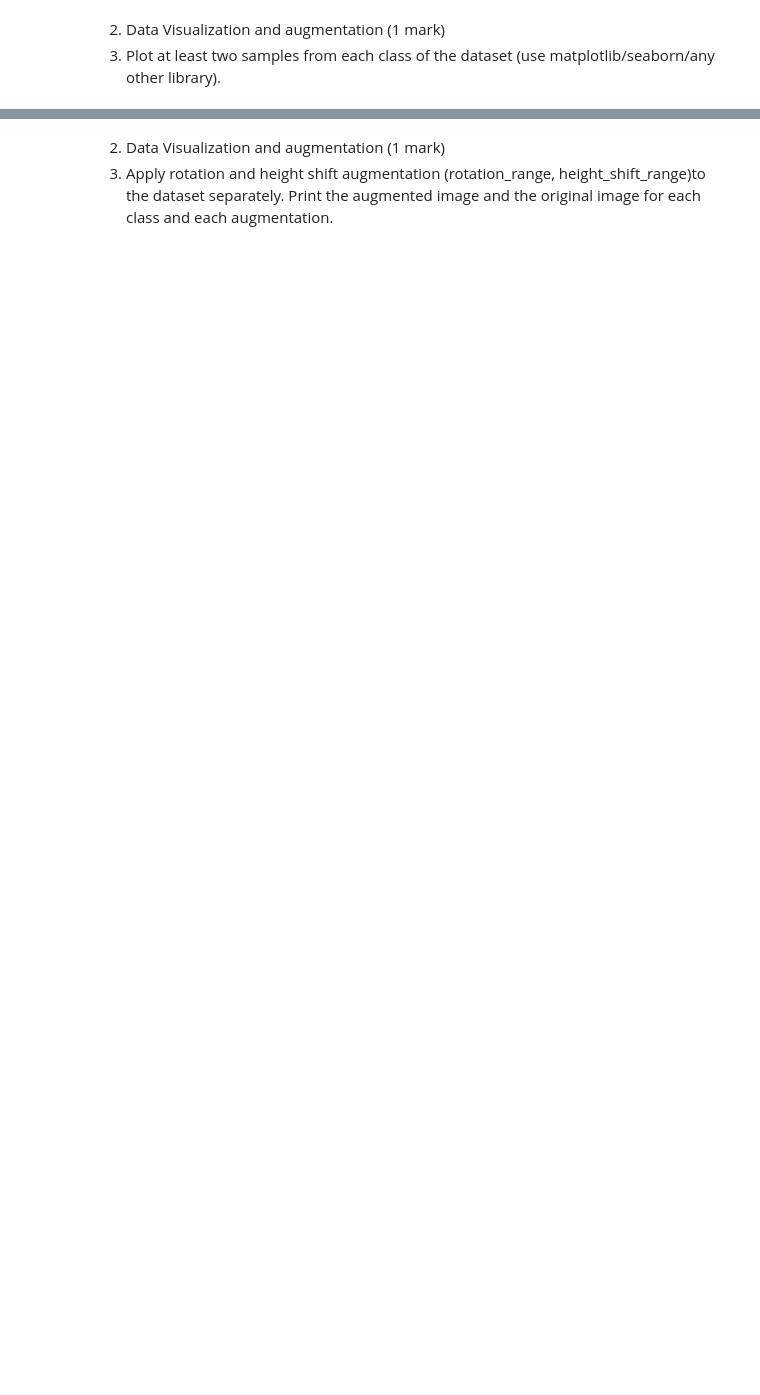
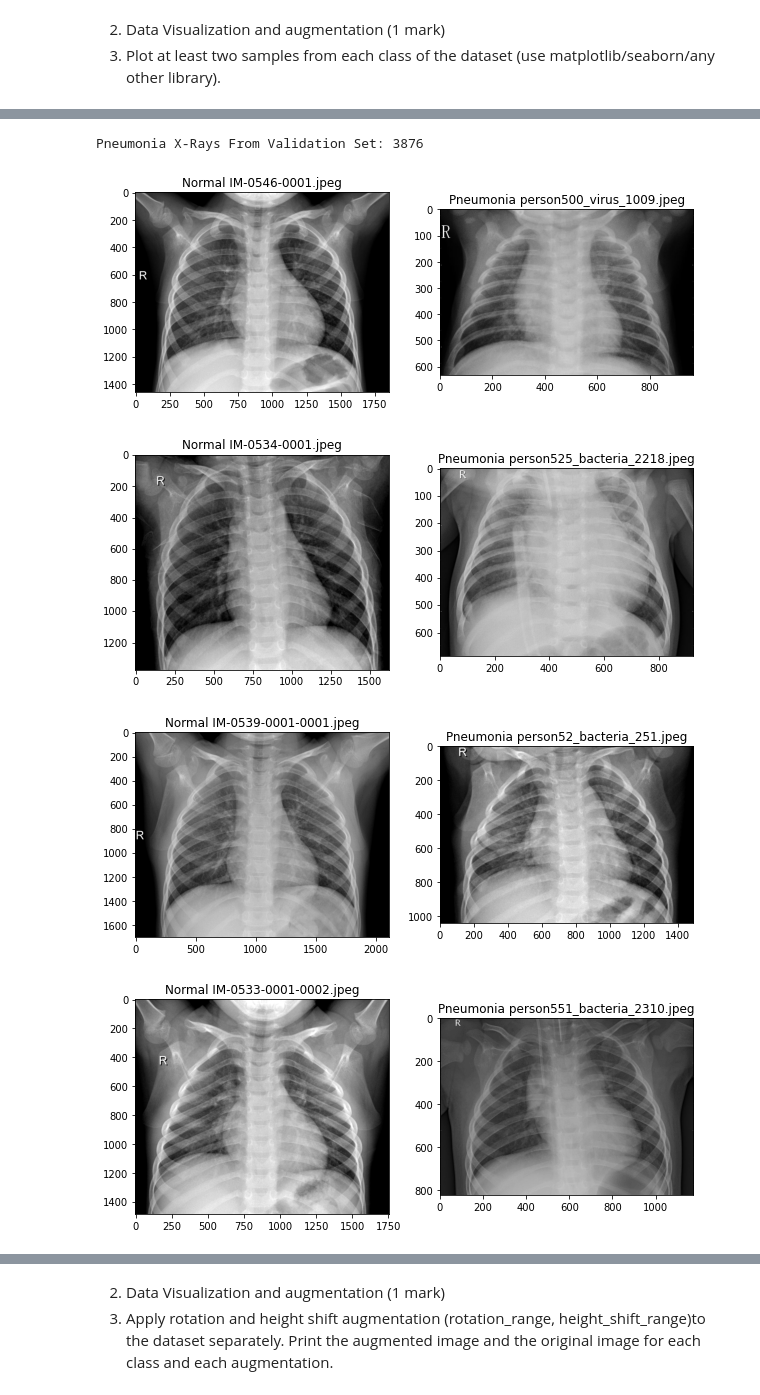
Before and after one commit to arindamdeyofficial/XRay_Pneumonia_Deep_Nural_Network_Analysis, a Jupyter notebook: XRay_Pneumonia_Deep_Nural_Network_Analysis.ipynb, the cells around one changed output, grey strips where cells are left out. Cells and saved outputs as stored; diff of their text form; code cells hidden in the pictures; blank space fills up the shorter version.

```diff
--- a/XRay_Pneumonia_Deep_Nural_Network_Analysis.ipynb
+++ b/XRay_Pneumonia_Deep_Nural_Network_Analysis.ipynb
@@ -182,0 +83,8 @@ NameError: ignored
+# %%
+# Set up folders for normal cases and pneumonia cases wihtin our train data
+train_n = train_data_dir + '/NORMAL/'
+train_p = train_data_dir + '/PNEUMONIA/'
+
+# Random normal picture from train set
+print(f"Normal X-Rays From Validation Set: {len(os.listdir(train_n))} ")
+print(f"PNEUMONIA X-Rays From Validation Set: {len(os.listdir(train_p))} ")
@@ -182,0 +94,4 @@ NameError: ignored
+# %%
+## Select 10 normal pictures
+norm_pic = os.listdir(train_n)[25:35] # for 10 images only we are showing
+norm_pic
@@ -182,0 +109,3 @@ NameError: ignored
+# %%
+norm_pic_address = [train_n + pic for pic in norm_pic]
+norm_pic_address
@@ -182,0 +123,30 @@ NameError: ignored
+# %%
+print(f"Pneumonia X-Rays From Validation Set: {len(os.listdir(train_p))} ")
+# %% [output]
+Pneumonia X-Rays From Validation Set: 3876
+# %%
+## Select 10 Pneumonia pictures
+pneumonia_pic =  os.listdir(train_p)[40:50]
+pneumonia_address = [train_p + pic for pic in pneumonia_pic]
+# %%
+for i in range(0,10):
+    # Load the images
+    norm_img = Image.open(norm_pic_address[i])
+    pneumonia_img = Image.open(pneumonia_address[i])
+
+    #Let's plt these images
+    ## plot normal picture
+    f = plt.figure(figsize= (10,6))
+    a1 = f.add_subplot(1,2,1)
+    img_plot = plt.imshow(norm_img)
+    a1.set_title(f'Normal {norm_pic[i]}')
+
+    ## plot pneumonia picture
+    a2 = f.add_subplot(1, 2, 2)
+    img_plot = plt.imshow(pneumonia_img)
+    a2.set_title(f'Pneumonia {pneumonia_pic[i]}')
+# %% [output]
+[figure, added]
+[figure, added]
+[figure, added]
+[figure, added]
```
Also changed, not shown: parts of 55 cells of this notebook.
